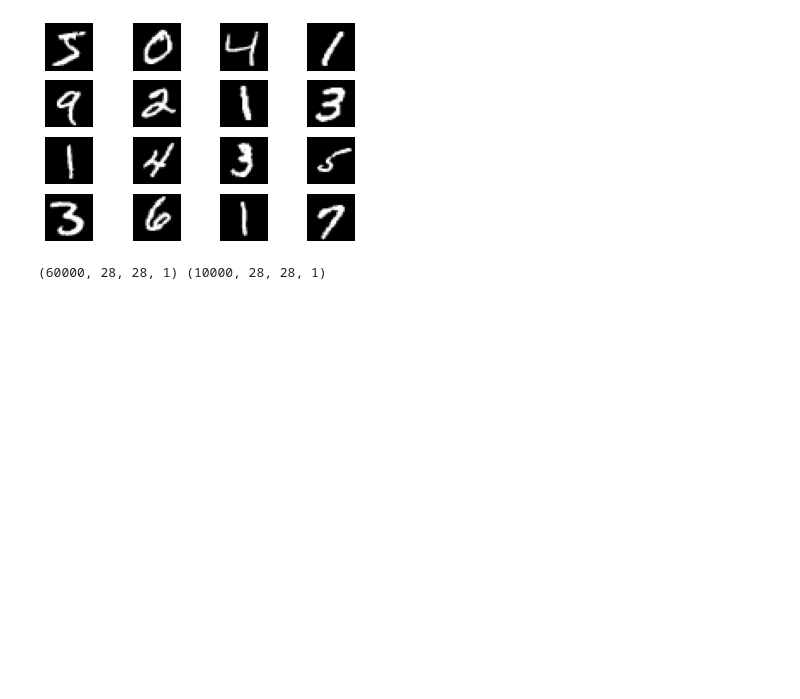
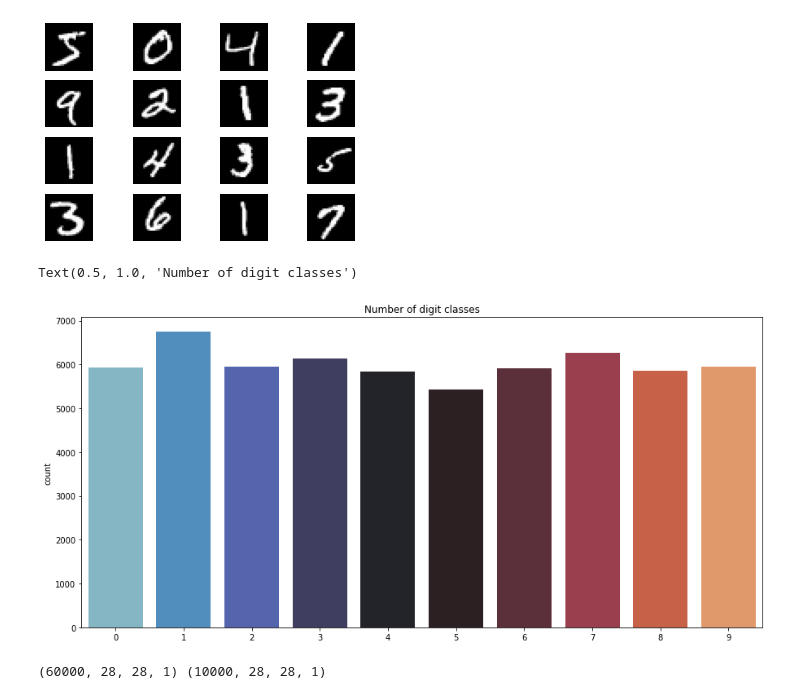
Before and after one commit to mferuscomelo/mnist-digits-classification, a Jupyter notebook: mnist-digit-classification.ipynb, the cells around one changed output. Cells and saved outputs as stored; diff of their text form; code cells hidden in the pictures; blank space fills up the shorter version.

Commit message:
Added visualizations

```diff
--- a/mnist-digit-classification.ipynb
+++ b/mnist-digit-classification.ipynb
@@ -33,6 +36,15 @@ for x, y in np.ndindex((4, 4)):
 plt.show()
 # %% [output]
 [figure]
+# %%
+# visualize number of digits classes
+plt.figure(figsize=(15,7))
+g = sns.countplot(y_train, palette="icefire")
+plt.title("Number of digit classes")
+# y_train.value_counts()
+# %% [output]
+Text(0.5, 1.0, 'Number of digit classes')
+[figure, added]
 # %%
 # Normalize pixel values
 X_train = X_train / 255.0
```
Also changed, not shown: parts of 6 cells of this notebook.
